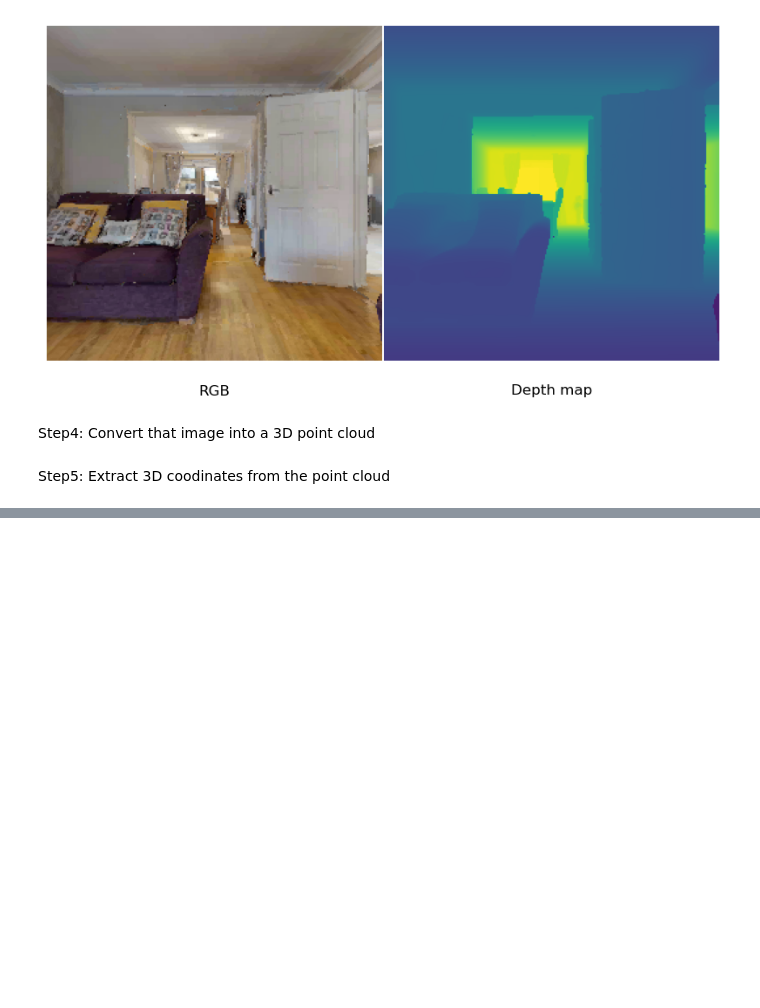
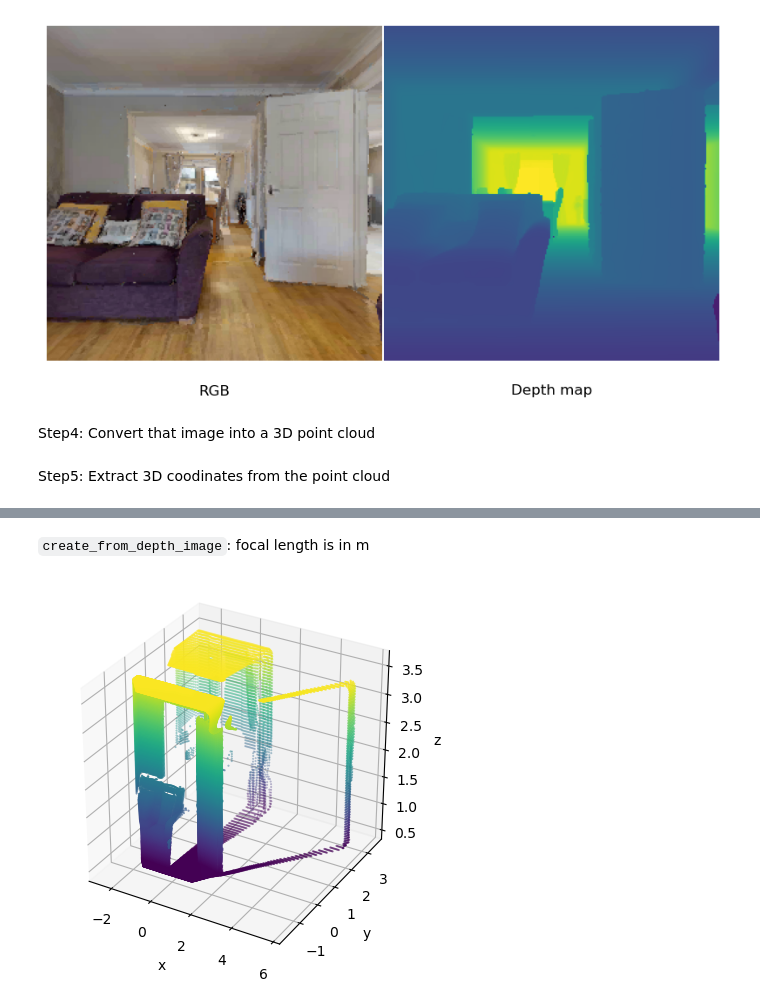
Before and after one commit to dtonderski/ReSEAL, a Jupyter notebook: notebooks/2D_to_3D_Mapping.ipynb, the cells around one changed output, grey strips where cells are left out. Saved outputs shown, nothing was run; the diff lists cells and outputs as text; code cells hidden in the pictures; blank space fills up the shorter version.

```diff
--- a/notebooks/2D_to_3D_Mapping.ipynb
+++ b/notebooks/2D_to_3D_Mapping.ipynb
@@ -75,0 +110,14 @@ coordinates.shape
+# %% [markdown]
+`create_from_depth_image`: focal length is in m
+# %%
+# Create RGBDImage object
+d_image = o3d.geometry.Image(d) # in m
+
+# Create PointCloud object from RGBD image
+intrinsic = o3d.camera.PinholeCameraIntrinsic(width=w, height=h, fx=f, fy=f, cx=cx, cy=cy)
+pcd = o3d.geometry.PointCloud.create_from_depth_image(d_image, intrinsic)
+pcd.rotate(pcd.get_rotation_matrix_from_axis_angle([-np.pi/2, 0, 0]))
+coordinates = np.asarray(pcd.points)
+plot_point_cloud(coordinates)
+# %% [output]
+[figure, added]
```
Also changed, not shown: parts of 9 cells of this notebook.
